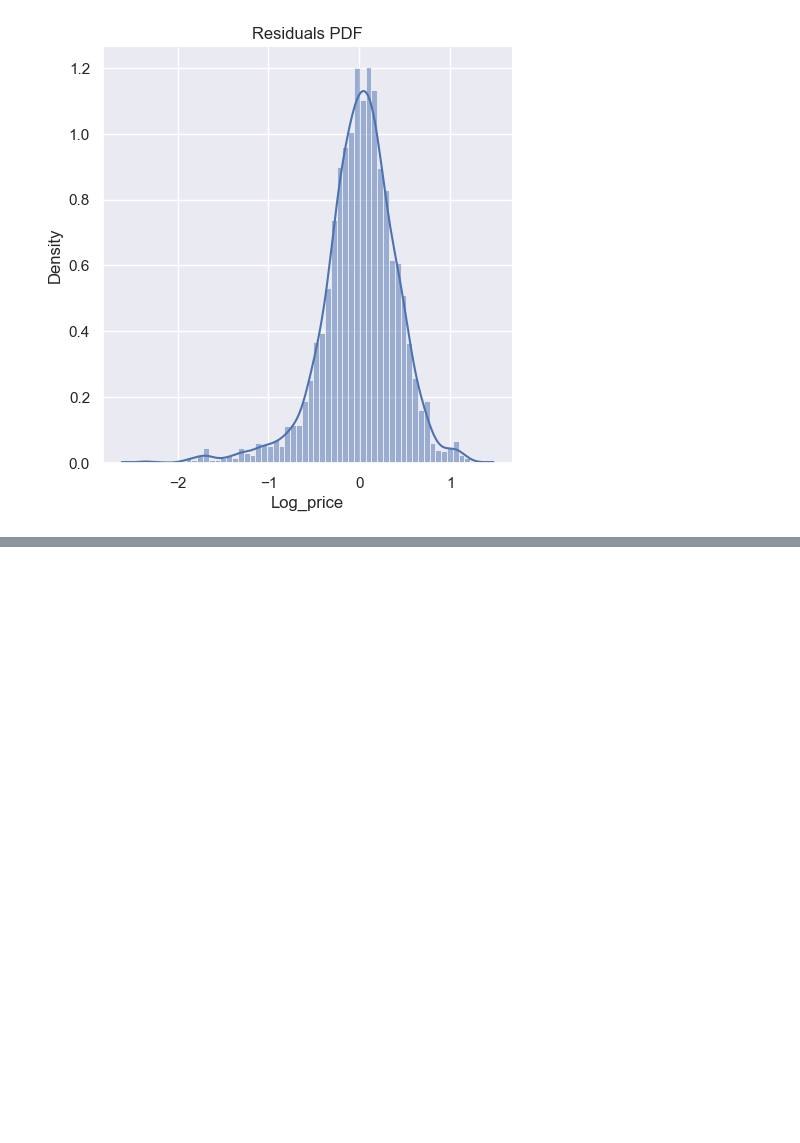
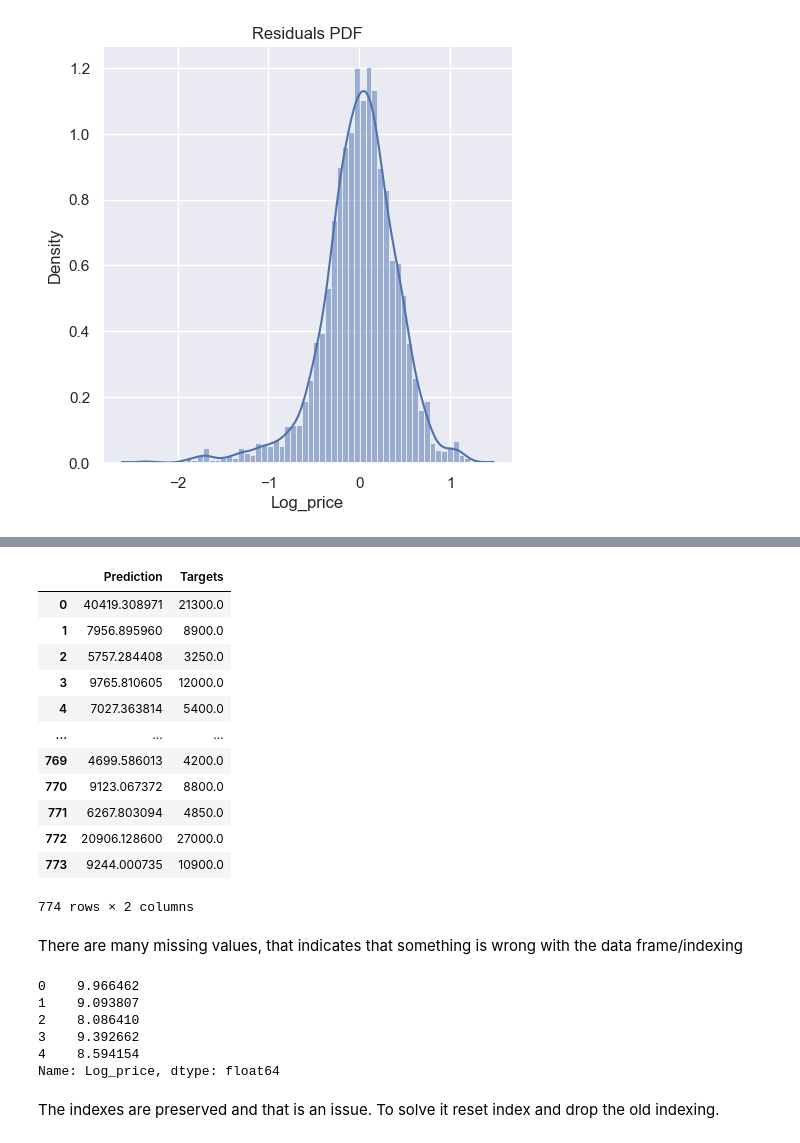
Before and after one commit to tanjatom/MachineLearning, a Jupyter notebook: Regression/predicting_car_prices.ipynb, the cells around one changed output, grey strips where cells are left out. Cells and saved outputs as stored; diff of their text form; code cells hidden in the pictures; blank space fills up the shorter version.

```diff
--- a/Regression/predicting_car_prices.ipynb
+++ b/Regression/predicting_car_prices.ipynb
@@ -574,0 +575,5 @@ plt.show()
+# %%
+# Check the predictions manually
+# To get the actual prices take the exponenitial of the Log_price
+df_performance = pd.DataFrame(np.exp(y_test_pred), columns=["Prediction"])
+df_performance.head()
@@ -574,0 +587,32 @@ plt.show()
+# %%
+# Include a column Target that contains y_test values
+df_performance["Targets"] = np.exp(y_test)
+df_performance
+# %% [output]
+|  | Prediction | Targets |
+| 0 | 40419.308971 | 21300.0 |
+| 1 | 7956.895960 | 8900.0 |
+| 2 | 5757.284408 | 3250.0 |
+| 3 | 9765.810605 | 12000.0 |
+| 4 | 7027.363814 | 5400.0 |
+| ... | ... | ... |
+| 769 | 4699.586013 | 4200.0 |
+| 770 | 9123.067372 | 8800.0 |
+| 771 | 6267.803094 | 4850.0 |
+| 772 | 20906.128600 | 27000.0 |
+| 773 | 9244.000735 | 10900.0 |
+774 rows × 2 columns
+# %% [markdown]
+There are many missing values, that indicates that something is wrong with the data frame/indexing
+# %%
+# Display y_test
+y_test.head()
+# %% [output]
+0    9.966462
+1    9.093807
+2    8.086410
+3    9.392662
+4    8.594154
+Name: Log_price, dtype: float64
+# %% [markdown]
+The indexes are preserved and that is an issue. To solve it reset index and drop the old indexing.
```
Also changed, not shown: parts of 34 cells of this notebook.
